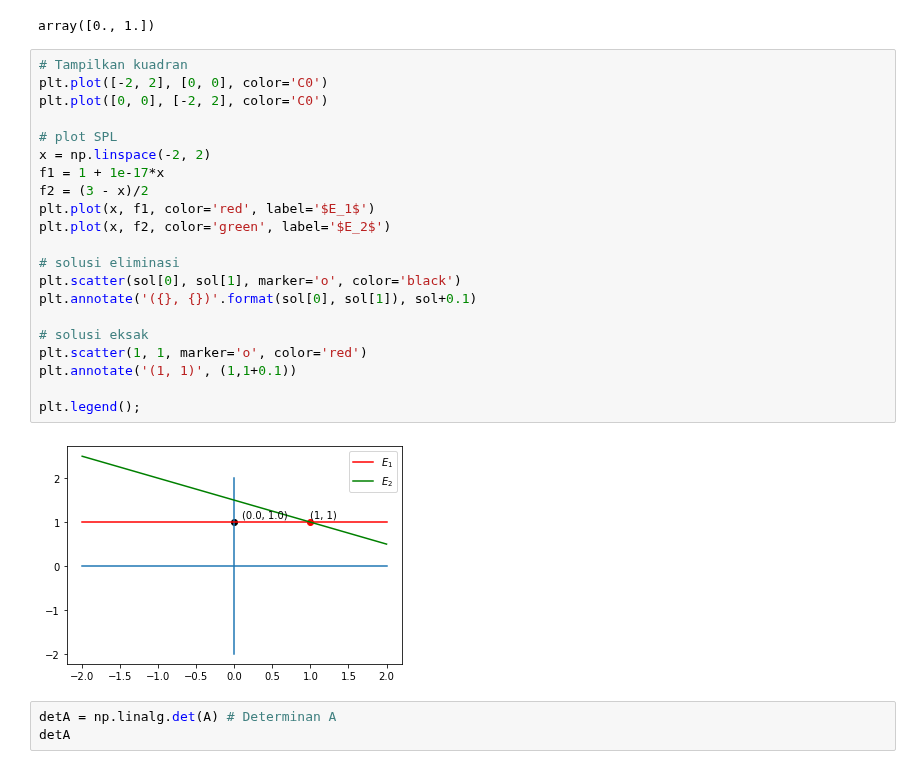
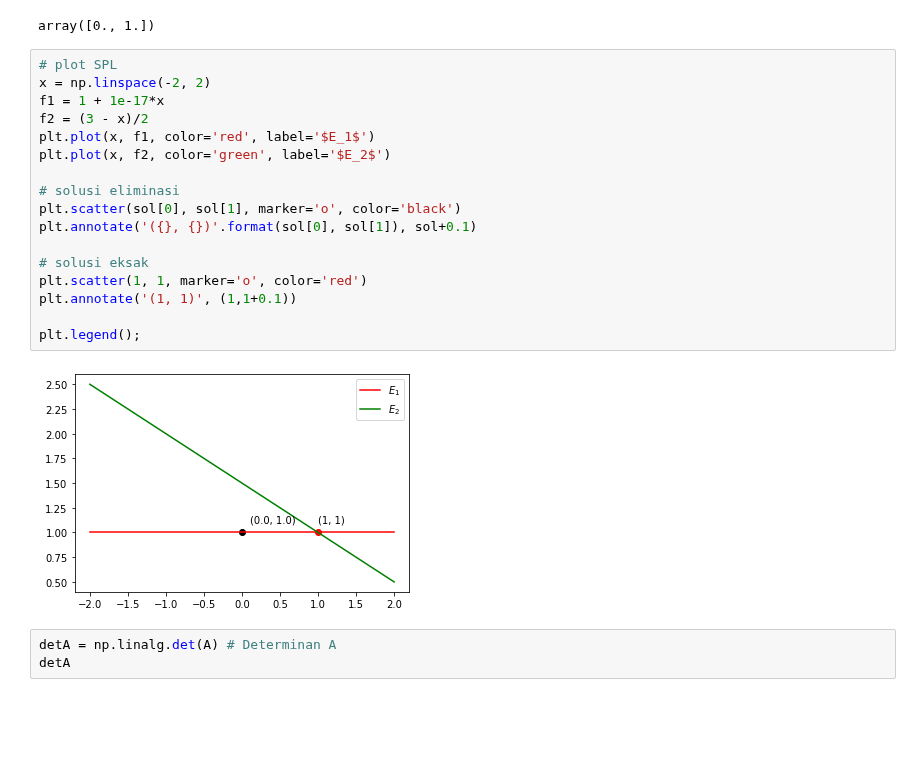
Before and after one commit to liebenlito/Metode-Numerik, a Jupyter notebook: Solusi_dari_SPL.ipynb, the cells around one changed output. Cells and saved outputs as stored; diff of their text form; blank space fills up the shorter version.

```diff
--- a/Solusi_dari_SPL.ipynb
+++ b/Solusi_dari_SPL.ipynb
@@ -210,28 +210,24 @@ sol
 # %% [output]
 array([0., 1.])
 # %%
-# Tampilkan kuadran
-plt.plot([-2, 2], [0, 0], color='C0')
-plt.plot([0, 0], [-2, 2], color='C0')
-
 # plot SPL
 x = np.linspace(-2, 2)
 f1 = 1 + 1e-17*x
 f2 = (3 - x)/2
 plt.plot(x, f1, color='red', label='$E_1$')
 plt.plot(x, f2, color='green', label='$E_2$')
 
 # solusi eliminasi
 plt.scatter(sol[0], sol[1], marker='o', color='black')
 plt.annotate('({}, {})'.format(sol[0], sol[1]), sol+0.1)
 
 # solusi eksak
 plt.scatter(1, 1, marker='o', color='red')
 plt.annotate('(1, 1)', (1,1+0.1))
 
 plt.legend();
 # %% [output]
-[figure, old version]
+[figure, new version]
 # %%
 detA = np.linalg.det(A) # Determinan A
 detA
```
